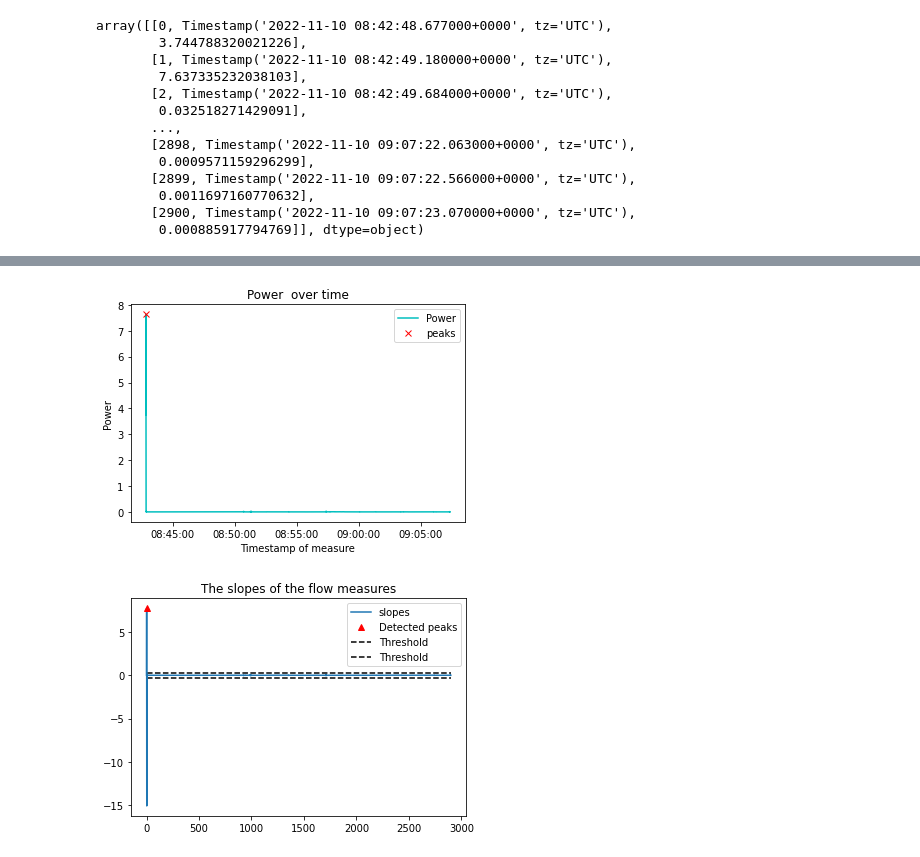
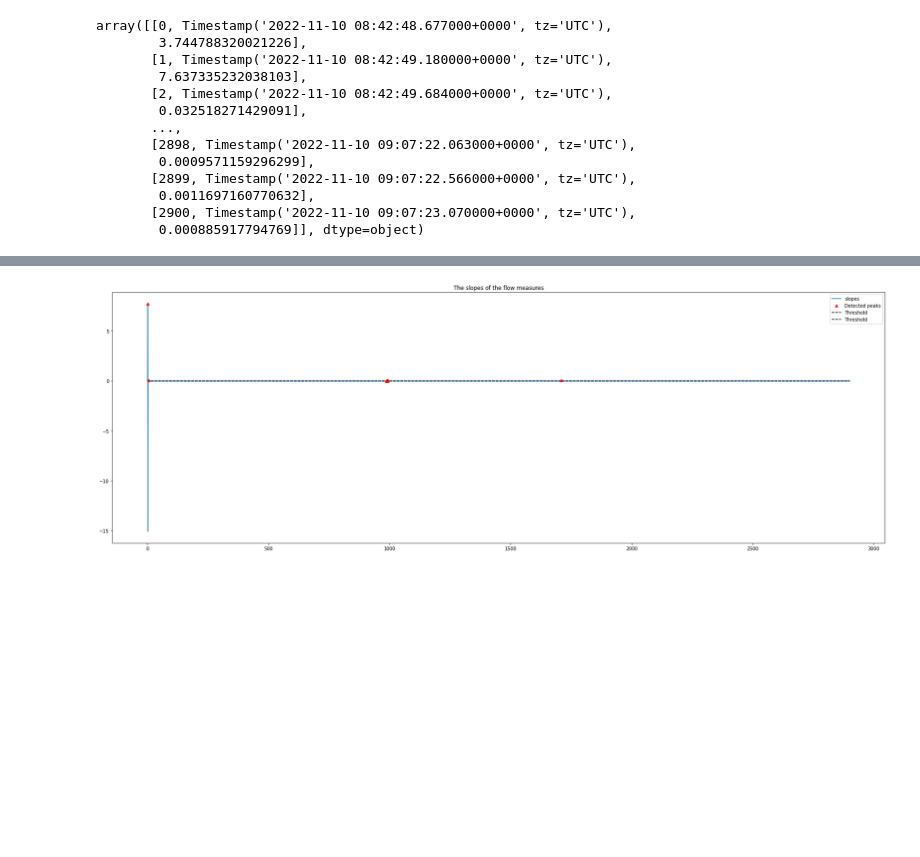
Before and after one commit to msalvati1997/energy_meter, a Jupyter notebook: Detect_energy_of_a_function.ipynb, the cells around one changed output, grey strips where cells are left out. Cells and saved outputs as stored; diff of their text form; code cells hidden in the pictures; blank space fills up the shorter version.

```diff
--- a/Detect_energy_of_a_function.ipynb
+++ b/Detect_energy_of_a_function.ipynb
@@ -154,7 +139,20 @@ def plot_slopes():
-# %%
-# PLOTTING
-plot_values(dates, values, dates[peaks], values[peaks]) # The real dataset and the peaks
-plot_slopes() # The slopes and the peaks
-# %% [output]
-[figure, removed]
-[figure, removed]
+# %%
+
+def plot_slopes():
+    """
+        This function is to plot the slope that the water flow creates
+    """
+    plt.figure(figsize=(30, 10))
+
+    plt.plot(slopes, label="slopes")
+    plt.hlines(t, 0, len(values), linestyles="dashed", label="Threshold")
+    plt.hlines(-t, 0, len(values), linestyles="dashed", label="Threshold")
+    plt.plot(peaks, slopes[peaks], "^r", label="Detected peaks")
+
+    plt.legend()
+    plt.title("The slopes of the flow measures")
+    plt.show()
+
+plot_slopes() # The slopes and the peaks
+# %% [output]
+[figure, added]
```
Also changed, not shown: parts of 2 cells of this notebook.
